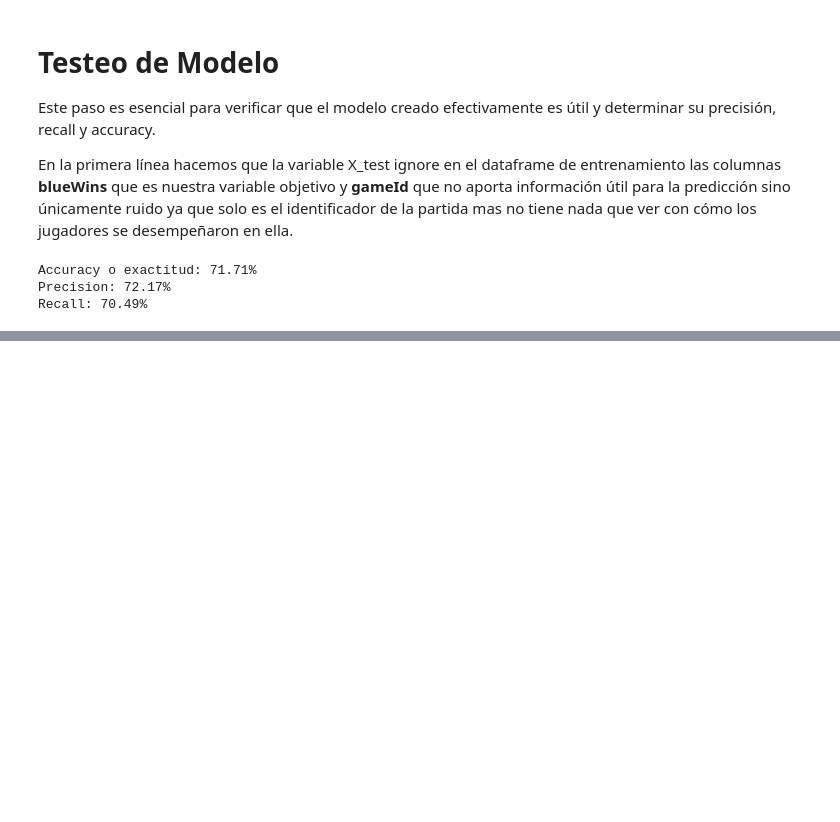
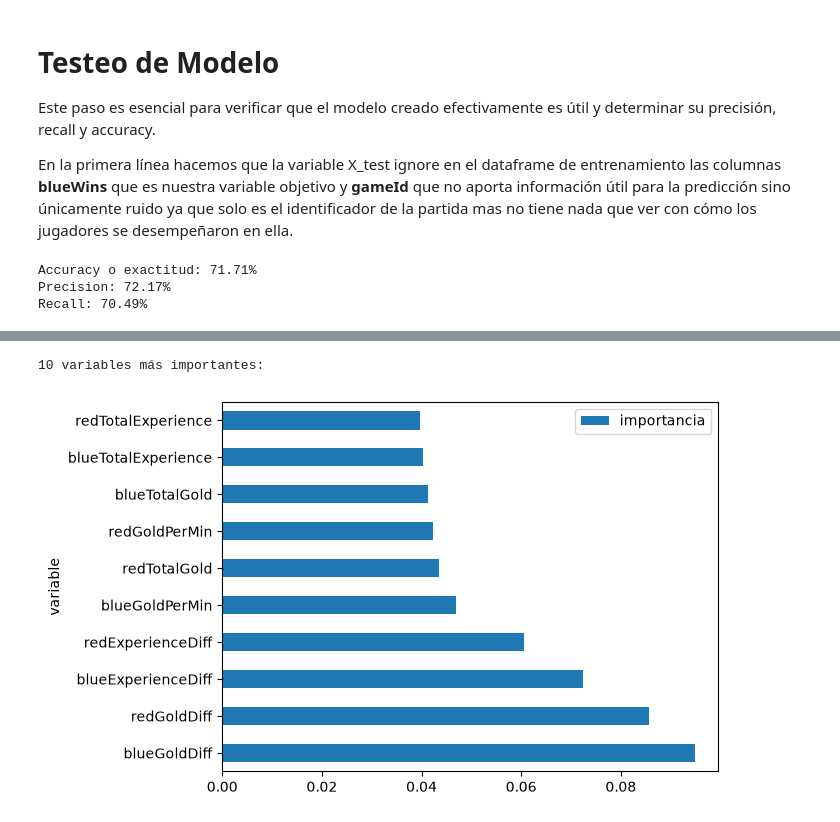
Before and after one commit to EloyPradoMora/Proyecto-Semestral-Ing-de-Datos, a Jupyter notebook: Notebook/Notebook.ipynb, the cells around one changed output, grey strips where cells are left out. Drawn from its saved outputs; the diff is of its cells as text; code cells hidden in the pictures; blank space fills up the shorter version.

```diff
--- a/Notebook/Notebook.ipynb
+++ b/Notebook/Notebook.ipynb
@@ -83,0 +93,17 @@ Recall: 70.49%
+# %%
+importancias = modelo_rf.feature_importances_
+nombres_variables = X_train.columns
+
+df_importancias = pd.DataFrame({
+    'variable': nombres_variables,
+    'importancia': importancias
+})
+
+df_importancias = df_importancias.sort_values(by='importancia', ascending=False)
+
+print("10 variables más importantes:")
+
+df_importancias.head(10).plot(kind='barh', x='variable', y='importancia');
+# %% [output]
+10 variables más importantes:
+[figure, added]
```
Also changed, not shown: parts of 3 cells of this notebook, 1 other file.
